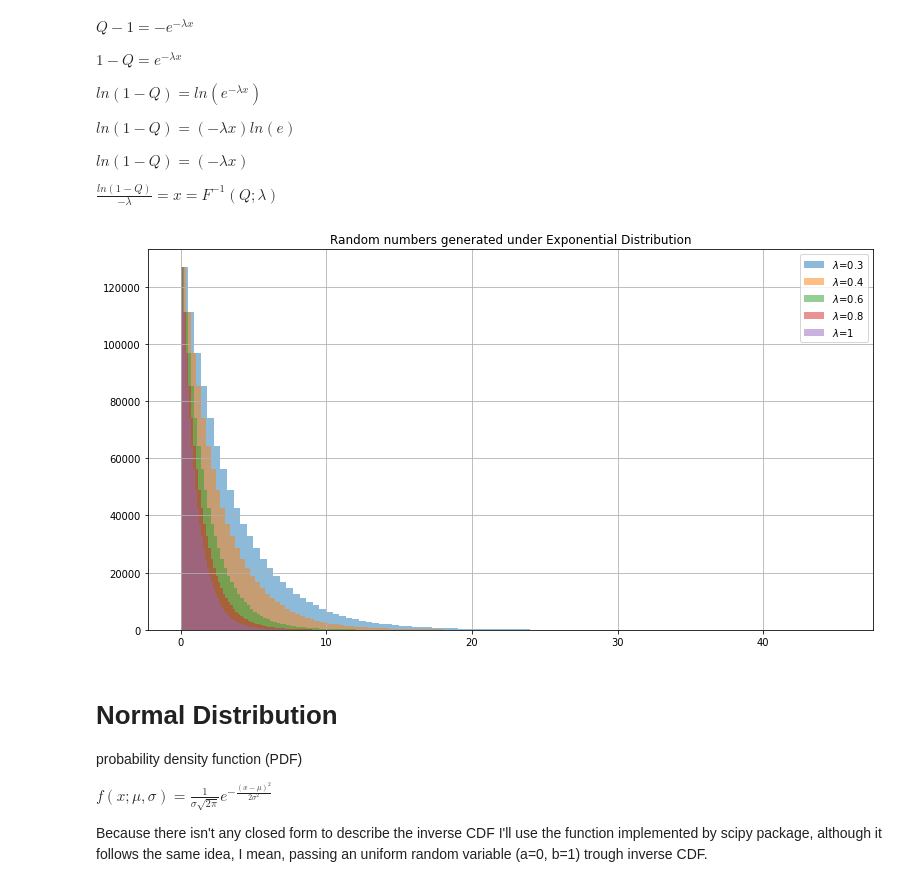
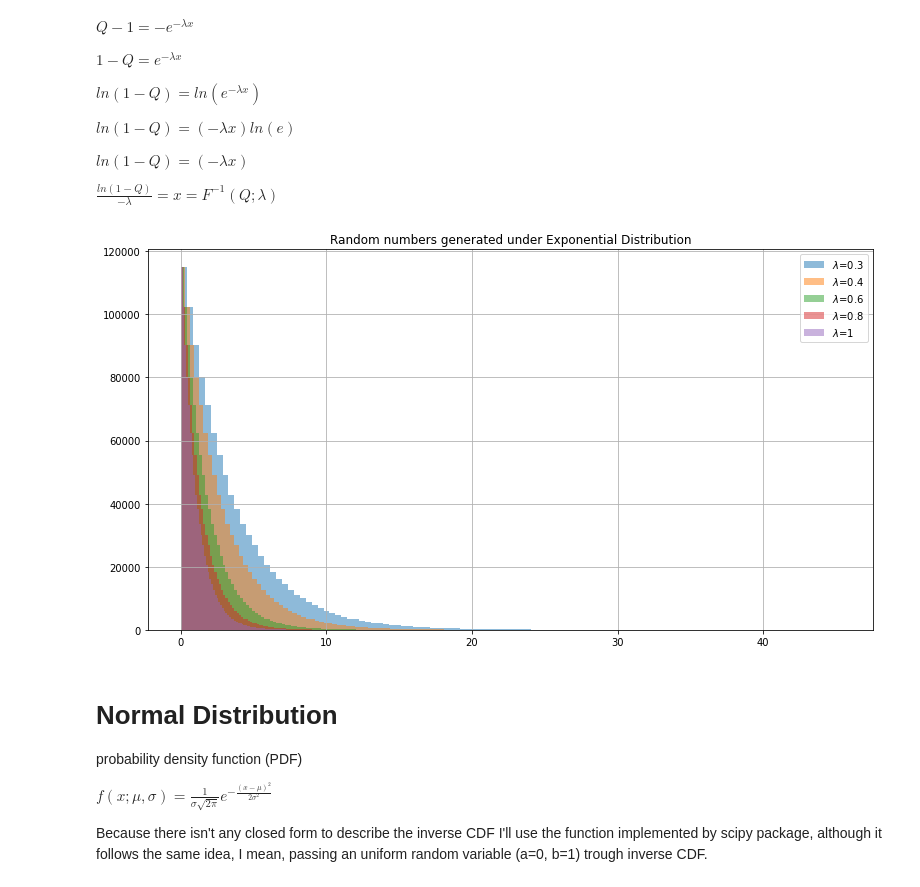
Before and after one commit to craquinterogo/quantitative_finance, a Jupyter notebook: Simulation/Monte_Carlo/ProbabilityDistRandomNumbersGenerator.ipynb, the cells around one changed output. Drawn from its saved outputs; the diff is of its cells as text; code cells hidden in the pictures.

```diff
--- a/Simulation/Monte_Carlo/ProbabilityDistRandomNumbersGenerator.ipynb
+++ b/Simulation/Monte_Carlo/ProbabilityDistRandomNumbersGenerator.ipynb
@@ -8,7 +10,7 @@ np.random.seed(101)
 # %%
 RANDOM_SAMPLES = 1000000
 random_ = np.random.random(size=RANDOM_SAMPLES)
-NBINS_ = int(RANDOM_SAMPLES/10000)
+NBINS_ = int(RANDOM_SAMPLES/9000)
 # %%
 plt.figure(figsize=(12,5))
 plt.hist(random_)
@@ -110,22 +112,22 @@ $ln(1 - Q) = (-\lambda x)$
 
 $\frac{ln(1 - Q)}{-\lambda} = x = F^{-1}(Q;\lambda)$
 # %%
-def exponential_generator_numbers(uniform_variable, lambda_):
+def exponential_numbers_generator(uniform_variable, lambda_):
     return np.log(1-uniform_variable)/-lambda_
 # %%
 plt.figure(figsize=(13,7))
 
-plt.hist(exponential_generator_numbers(random_, 0.3), bins=NBINS_, alpha=0.5, label='$\lambda$=0.3')
-plt.hist(exponential_generator_numbers(random_, 0.4), bins=NBINS_, alpha=0.5, label='$\lambda$=0.4')
-plt.hist(exponential_generator_numbers(random_, 0.6), bins=NBINS_, alpha=0.5, label='$\lambda$=0.6')
-plt.hist(exponential_generator_numbers(random_, 0.8), bins=NBINS_, alpha=0.5, label='$\lambda$=0.8')
-plt.hist(exponential_generator_numbers(random_, 1), bins=NBINS_, alpha=0.5, label='$\lambda$=1')
+plt.hist(exponential_numbers_generator(random_, 0.3), bins=NBINS_, alpha=0.5, label='$\lambda$=0.3')
+plt.hist(exponential_numbers_generator(random_, 0.4), bins=NBINS_, alpha=0.5, label='$\lambda$=0.4')
+plt.hist(exponential_numbers_generator(random_, 0.6), bins=NBINS_, alpha=0.5, label='$\lambda$=0.6')
+plt.hist(exponential_numbers_generator(random_, 0.8), bins=NBINS_, alpha=0.5, label='$\lambda$=0.8')
+plt.hist(exponential_numbers_generator(random_, 1), bins=NBINS_, alpha=0.5, label='$\lambda$=1')
 plt.title('Random numbers generated under Exponential Distribution')
 plt.legend()
 plt.grid()
 plt.show()
 # %% [output]
-[figure, old version]
+[figure, new version]
 # %% [markdown]
 # Normal Distribution
 
```
Also changed, not shown: parts of 17 cells of this notebook.
